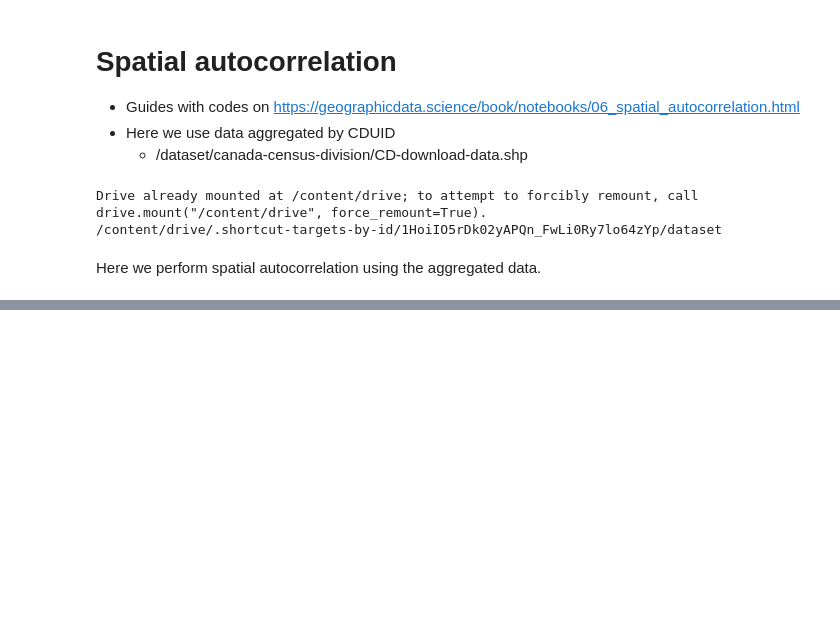
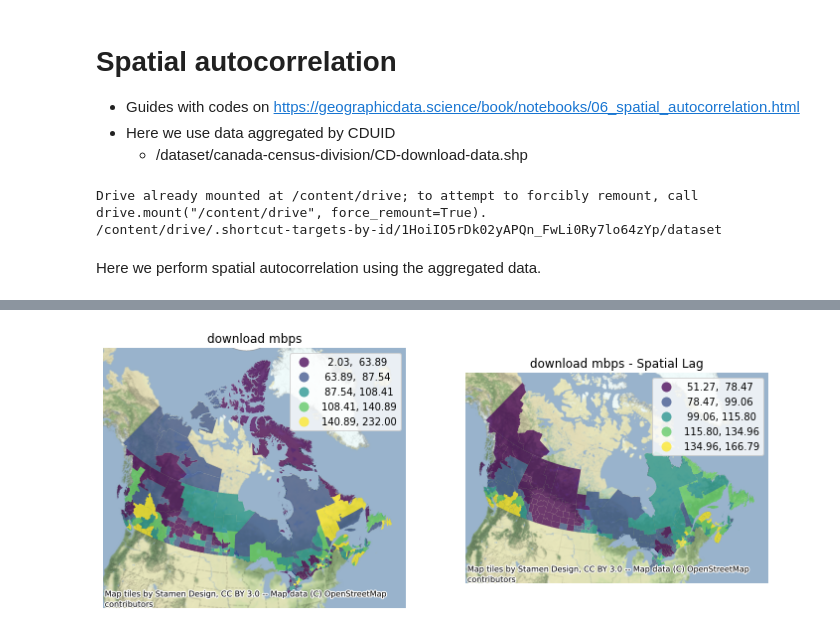
Before and after one commit to rennydoig/ssc22-case-comp, a Jupyter notebook: sonny_dir/D11-Spatial autocorrelation.ipynb, the cells around one changed output, grey strips where cells are left out. Saved outputs shown, nothing was run; the diff lists cells and outputs as text; code cells hidden in the pictures; blank space fills up the shorter version.

```diff
--- a/sonny_dir/D11-Spatial autocorrelation.ipynb
+++ b/sonny_dir/D11-Spatial autocorrelation.ipynb
@@ -49,0 +182,35 @@ dat[dat['PRNAME']=='Alberta'].plot()
+# %%
+# Global autocorrelation
+# Smooths out the borders
+
+w = weights.KNN.from_dataframe(sub_dat, k=8)
+w.transform = 'R' # row-standardization
+
+sub_dat['2021-Q4_lag'] = weights.spatial_lag.lag_spatial(w, sub_dat['2021-Q4'])
+# %%
+f, axs = plt.subplots(1, 2, figsize=(12, 6))
+ax1, ax2 = axs
+
+sub_dat.plot(column='2021-Q4', cmap='viridis', scheme='quantiles',
+        k=5, edgecolor='white', linewidth=0., alpha=0.75, legend=True, ax=ax1)
+ax1.set_axis_off()
+ax1.set_title("download mbps")
+contextily.add_basemap(ax1,
+                       crs=sub_dat.crs,
+                       source=contextily.providers.Stamen.TerrainBackground,
+
+                      )
+
+sub_dat.plot(column='2021-Q4_lag', cmap='viridis', scheme='quantiles',
+        k=5, edgecolor='white', linewidth=0., alpha=0.75, legend=True, ax=ax2)
+ax2.set_axis_off()
+ax2.set_title("download mbps - Spatial Lag")
+contextily.add_basemap(ax2,
+                       crs=sub_dat.crs,
+                       source=contextily.providers.Stamen.TerrainBackground,
+
+                      )
+
+plt.show()
+# %% [output]
+[figure, added]
```
Also changed, not shown: parts of 17 cells of this notebook, 1 other file.
